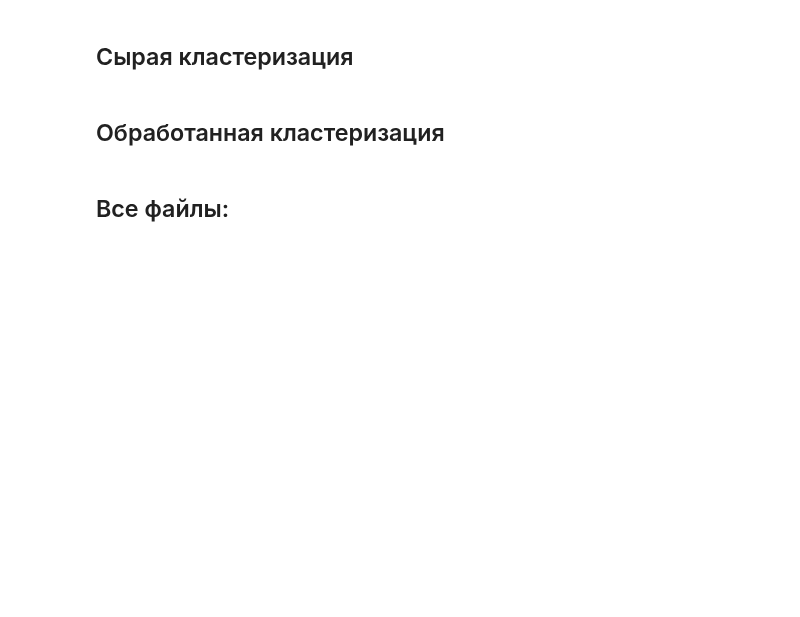
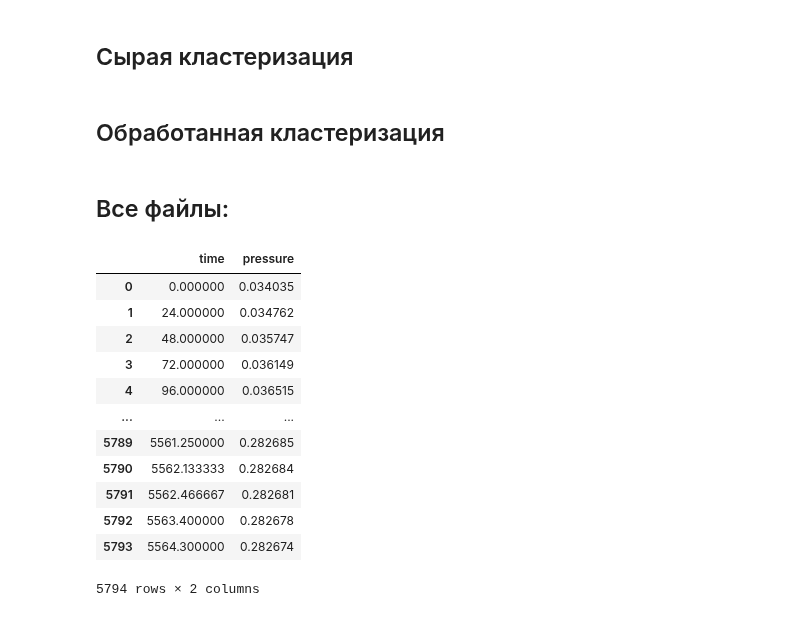
Before and after one commit to F1ameX/2025_Siam-ML-Hack, a Jupyter notebook: models_src/DBScan.ipynb, the cells around one changed output. Saved outputs shown, nothing was run; the diff lists cells and outputs as text; code cells hidden in the pictures; blank space fills up the shorter version.

Commit message:
minor changes, submit 0.544

```diff
--- a/models_src/DBScan.ipynb
+++ b/models_src/DBScan.ipynb
@@ -225,7 +230,22 @@ plot_data_from_submit(clust_df, filename, SUBMIT_OUTPUT_PATH)
 # %% [markdown]
 ## Все файлы:
 # %%
-# for filename in labels_df['file']:
-#    df = pd.read_csv(f'../src/test_denoised/{filename}', names = ['time', 'pressure'], sep = '\\s+')
-#    plot_data_from_submit(df, filename, SUBMIT_PATH)
-#    break
+filename = labels_df['file'][2]
+df = pd.read_csv(f'../src/test_denoised/{filename}', names = ['time', 'pressure'], sep = '\\s+')
+plot_data_from_submit(df, filename, SUBMIT_PATH)
+# %%
+df
+# %% [output]
+|  | time | pressure |
+| 0 | 0.000000 | 0.034035 |
+| 1 | 24.000000 | 0.034762 |
+| 2 | 48.000000 | 0.035747 |
+| 3 | 72.000000 | 0.036149 |
+| 4 | 96.000000 | 0.036515 |
+| ... | ... | ... |
+| 5789 | 5561.250000 | 0.282685 |
+| 5790 | 5562.133333 | 0.282684 |
+| 5791 | 5562.466667 | 0.282681 |
+| 5792 | 5563.400000 | 0.282678 |
+| 5793 | 5564.300000 | 0.282674 |
+5794 rows × 2 columns
```
Also changed, not shown: parts of 5 cells of this notebook, 1 other file.
